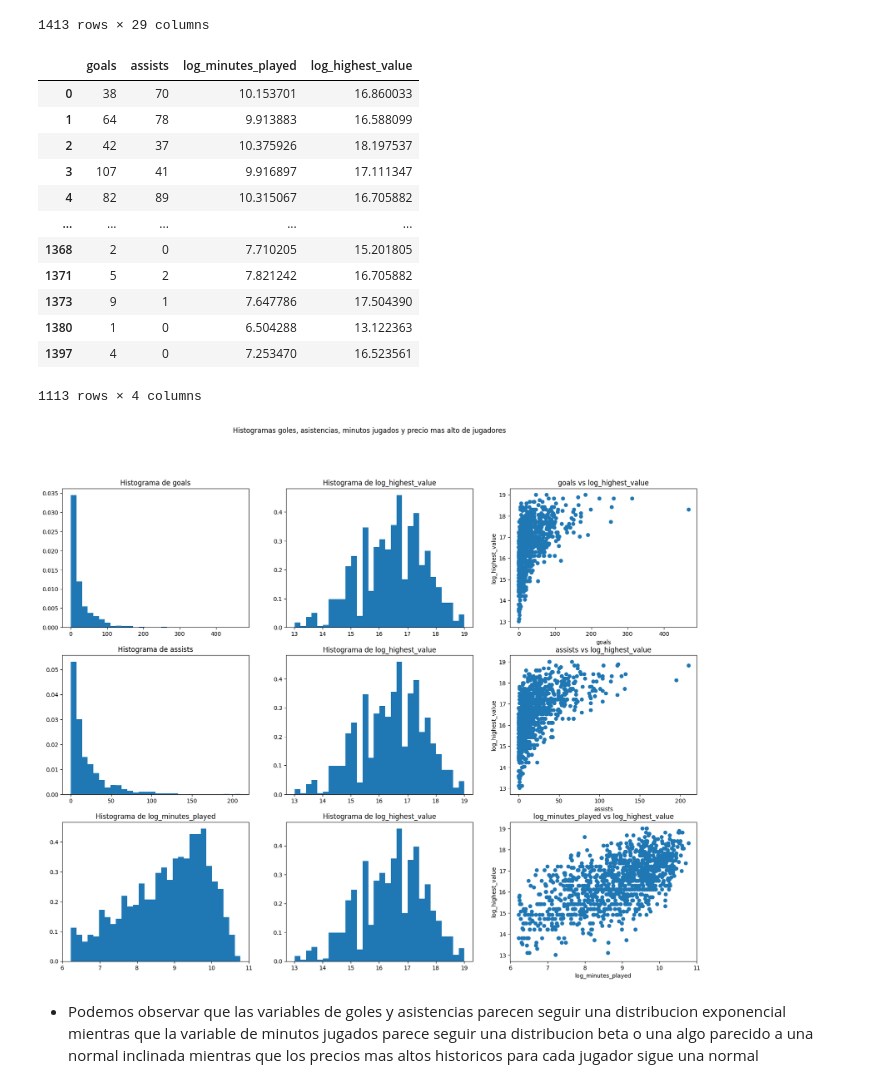
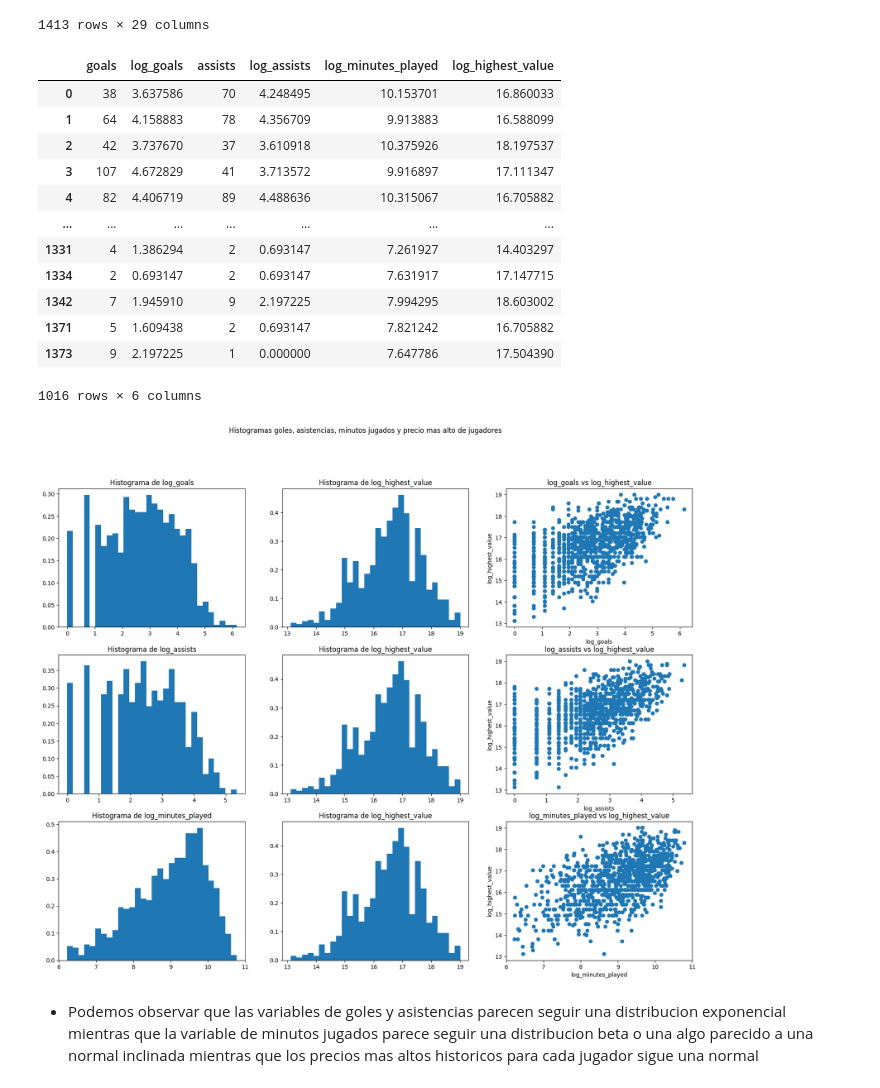
Before and after one commit to MatiMoran/EstimacionBayesiana, a Jupyter notebook: entregables/2/entrega_2.ipynb, the cells around one changed output. Cells and saved outputs as stored; diff of their text form; code cells hidden in the pictures.

```diff
--- a/entregables/2/entrega_2.ipynb
+++ b/entregables/2/entrega_2.ipynb
@@ -171,49 +171,53 @@ df_players
 # %%
 df_players = df_players[df_players["minutes_played"] > 500]
 df_players = df_players[df_players["goals"].notna()]
+df_players = df_players[df_players["goals"] > 0]
+df_players['log_goals'] = np.log(df_players["goals"])
 df_players = df_players[df_players["assists"].notna()]
+df_players = df_players[df_players["assists"] > 0]
+df_players['log_assists'] = np.log(df_players["assists"])
 df_players = df_players[df_players["log_minutes_played"].notna()]
 df_players = df_players[df_players["log_highest_value"].notna()]
-df_players = df_players[['goals', 'assists', 'log_minutes_played', 'log_highest_value']]
+df_players = df_players[['goals', 'log_goals', 'assists', 'log_assists', 'log_minutes_played', 'log_highest_value']]
 df_players
 # %% [output]
-|  | goals | assists | log_minutes_played | log_highest_value |
-| 0 | 38 | 70 | 10.153701 | 16.860033 |
-| 1 | 64 | 78 | 9.913883 | 16.588099 |
-| 2 | 42 | 37 | 10.375926 | 18.197537 |
-| 3 | 107 | 41 | 9.916897 | 17.111347 |
-| 4 | 82 | 89 | 10.315067 | 16.705882 |
-| ... | ... | ... | ... | ... |
-| 1368 | 2 | 0 | 7.710205 | 15.201805 |
-| 1371 | 5 | 2 | 7.821242 | 16.705882 |
-| 1373 | 9 | 1 | 7.647786 | 17.504390 |
-| 1380 | 1 | 0 | 6.504288 | 13.122363 |
-| 1397 | 4 | 0 | 7.253470 | 16.523561 |
+|  | goals | log_goals | assists | log_assists | log_minutes_played | log_highest_value |
+| 0 | 38 | 3.637586 | 70 | 4.248495 | 10.153701 | 16.860033 |
+| 1 | 64 | 4.158883 | 78 | 4.356709 | 9.913883 | 16.588099 |
+| 2 | 42 | 3.737670 | 37 | 3.610918 | 10.375926 | 18.197537 |
+| 3 | 107 | 4.672829 | 41 | 3.713572 | 9.916897 | 17.111347 |
+| 4 | 82 | 4.406719 | 89 | 4.488636 | 10.315067 | 16.705882 |
+| ... | ... | ... | ... | ... | ... | ... |
+| 1331 | 4 | 1.386294 | 2 | 0.693147 | 7.261927 | 14.403297 |
+| 1334 | 2 | 0.693147 | 2 | 0.693147 | 7.631917 | 17.147715 |
+| 1342 | 7 | 1.945910 | 9 | 2.197225 | 7.994295 | 18.603002 |
+| 1371 | 5 | 1.609438 | 2 | 0.693147 | 7.821242 | 16.705882 |
+| 1373 | 9 | 2.197225 | 1 | 0.000000 | 7.647786 | 17.504390 |
-1113 rows × 4 columns
+1016 rows × 6 columns
 # %%
 bins_n=30
 
 fig, ax = plt.subplots(3, 3, figsize=(20, 15))
 fig.suptitle('Histogramas goles, asistencias, minutos jugados y precio mas alto de jugadores')
 
-for i, col in enumerate(['goals', 'assists', 'log_minutes_played']):
+for i, col in enumerate(['log_goals', 'log_assists', 'log_minutes_played']):
     ax[i,0].plot()
     ax[i,0].set_title(f'Histograma de {col}')
     ax[i,0].hist(df_players[col], bins=bins_n, density=True)
 
     ax[i,1].plot()
     ax[i,1].set_title('Histograma de log_highest_value')
     ax[i,1].hist(df_players.log_highest_value, bins=bins_n, density=True)
 
     ax[i,2].plot()
     ax[i,2].set_title(f'{col} vs log_highest_value')
     ax[i,2].scatter(df_players[col], df_players.log_highest_value)
     ax[i,2].set_xlabel(col)
     ax[i,2].set_ylabel('log_highest_value')
 
 plt.show()
 # %% [output]
-[figure, old version]
+[figure, new version]
 # %% [markdown]
 - Podemos observar que las variables de goles y asistencias parecen seguir una distribucion exponencial mientras que la variable de minutos jugados parece seguir una distribucion beta o una algo parecido a una normal inclinada mientras que los precios mas altos historicos para cada jugador sigue una normal
 # %% [markdown]
```
Also changed, not shown: parts of 6 cells of this notebook, 1 other file.
